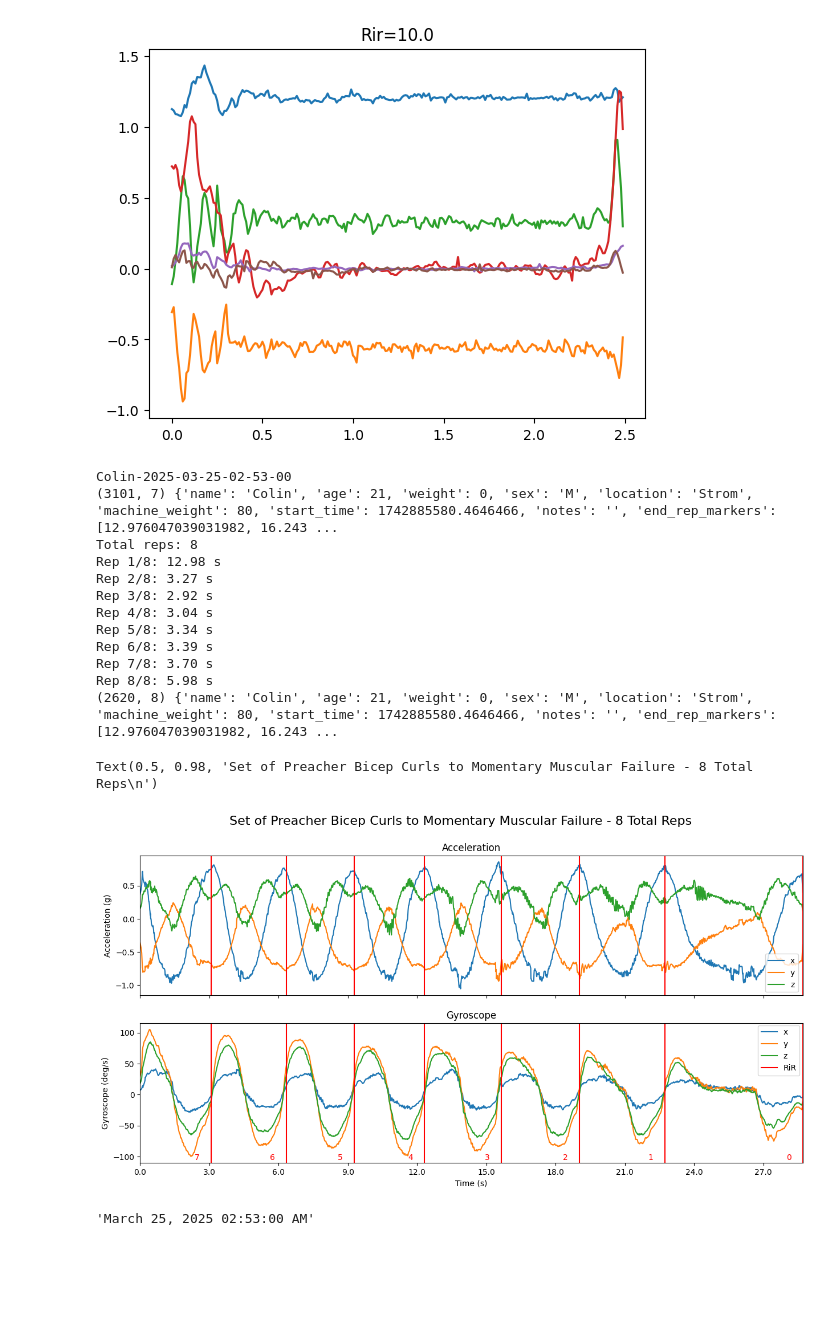
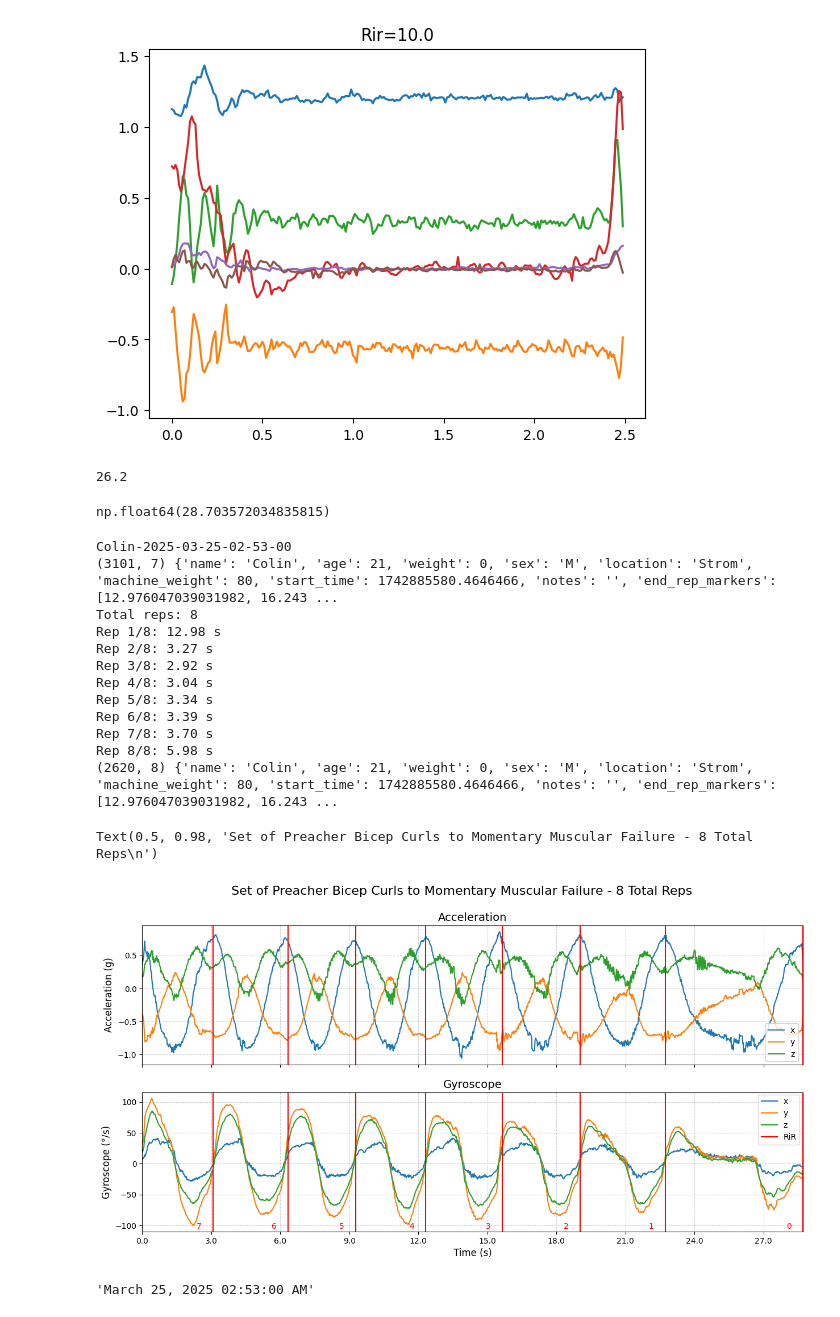
Before and after one commit to Musa-Azeem/AI-hypertrophy-coach, a Jupyter notebook: pipeline.ipynb, the cells around one changed output. Cells and saved outputs as stored; diff of their text form; code cells hidden in the pictures; blank space fills up the shorter version.

```diff
--- a/pipeline.ipynb
+++ b/pipeline.ipynb
@@ -320,6 +320,14 @@ def moving_average(data, window_size=15):
     for i,channel in enumerate(data):
         X_smooth[i] = np.convolve(channel, np.ones(window_size)/window_size, mode='same')
     return X_smooth
+# %%
+df_imu.shape[0] / 100
+# %% [output]
+26.2
+# %%
+df_imu.time.max() - df_imu.time.min()
+# %% [output]
+np.float64(28.703572034835815)
 # %%
 data_dir = '/home/musa/raspberrypi-recordings-cleaned/recordings-4-17-25-strom'
 dirs = [d for d in Path(data_dir).iterdir() if d.is_dir()]
@@ -356,45 +364,49 @@ fig, axes = plt.subplots(2, 1, figsize=(15, 7), sharex=True)
 axes[0].plot(df_imu['time'], df_imu[['acc_x', 'acc_y', 'acc_z']], label=['x', 'y', 'z'])
 axes[1].plot(df_imu['time'], df_imu[['gyr_x', 'gyr_y', 'gyr_z']], label=['x', 'y', 'z'])
 
-axes[0].set_title('Acceleration')
-axes[1].set_title('Gyroscope')
+axes[0].grid(True, linestyle='--', alpha=0.6)
+axes[1].grid(True, linestyle='--', alpha=0.6)
 
-axes[0].set_ylabel('Acceleration (g)')
-axes[1].set_ylabel('Gyroscope (deg/s)')
-axes[1].set_xlabel('Time (s)')
+axes[0].set_title('Acceleration', fontsize=14)
+axes[0].set_ylabel('Acceleration (g)', fontsize=12)
+axes[1].set_title('Gyroscope', fontsize=14)
+axes[1].set_ylabel('Gyroscope (°/s)', fontsize=12)
+axes[1].set_xlabel('Time (s)', fontsize=12)
 
 axes[1].set_xticks(np.arange(df_imu['time'].iloc[0], df_imu['time'].iloc[-1], 3))
 axes[1].set_xticklabels(np.arange(0, df_imu['time'].iloc[-1] - df_imu['time'].iloc[0], 3))
 axes[1].set_xlim(df_imu['time'].iloc[0], df_imu['time'].iloc[-1])
 
 for i,end_rep_mark in enumerate(info['end_rep_markers']):
     # [ax.axvline(end_rep_mark, color='r', ) for ax in axes if end_rep_mark > df_imu['time'].iloc[0]]
     axes[0].axvline(end_rep_mark, color='r')
     axes[1].axvline(end_rep_mark, color='r', label='RiR' if i == 0 else "")
     axes[1].text(end_rep_mark - 0.5, 0.02, total_reps - i - 1, transform=axes[1].get_xaxis_transform(), color='r', horizontalalignment='right')
 
 axes[0].legend(loc=(0.943, 0.022))
 axes[1].legend(loc=(0.9325, 0.625))
 
 dt = datetime.strptime('-'.join(d.stem.split('-')[1:]), "%Y-%m-%d-%H-%M-%S")
 date = dt.strftime("%B %d, %Y")
 title = f'Set of Preacher Bicep Curls to Momentary Muscular Failure - {total_reps} Total Reps\n'
 plt.suptitle(title, fontsize=16)
+
+# plt.savefig('paper_plots/full_set.pdf')
 # %% [output]
 Colin-2025-03-25-02-53-00
 (3101, 7) {'name': 'Colin', 'age': 21, 'weight': 0, 'sex': 'M', 'location': 'Strom', 'machine_weight': 80, 'start_time': 1742885580.4646466, 'notes': '', 'end_rep_markers': [12.976047039031982, 16.243 ...
 Total reps: 8
 Rep 1/8: 12.98 s
 Rep 2/8: 3.27 s
 Rep 3/8: 2.92 s
 Rep 4/8: 3.04 s
 Rep 5/8: 3.34 s
 Rep 6/8: 3.39 s
 Rep 7/8: 3.70 s
 Rep 8/8: 5.98 s
 (2620, 8) {'name': 'Colin', 'age': 21, 'weight': 0, 'sex': 'M', 'location': 'Strom', 'machine_weight': 80, 'start_time': 1742885580.4646466, 'notes': '', 'end_rep_markers': [12.976047039031982, 16.243 ...
 Text(0.5, 0.98, 'Set of Preacher Bicep Curls to Momentary Muscular Failure - 8 Total Reps\n')
-[figure, old version]
+[figure, new version]
 # %%
 from datetime import datetime
 # %%
```
Also changed, not shown: 7 other files.
